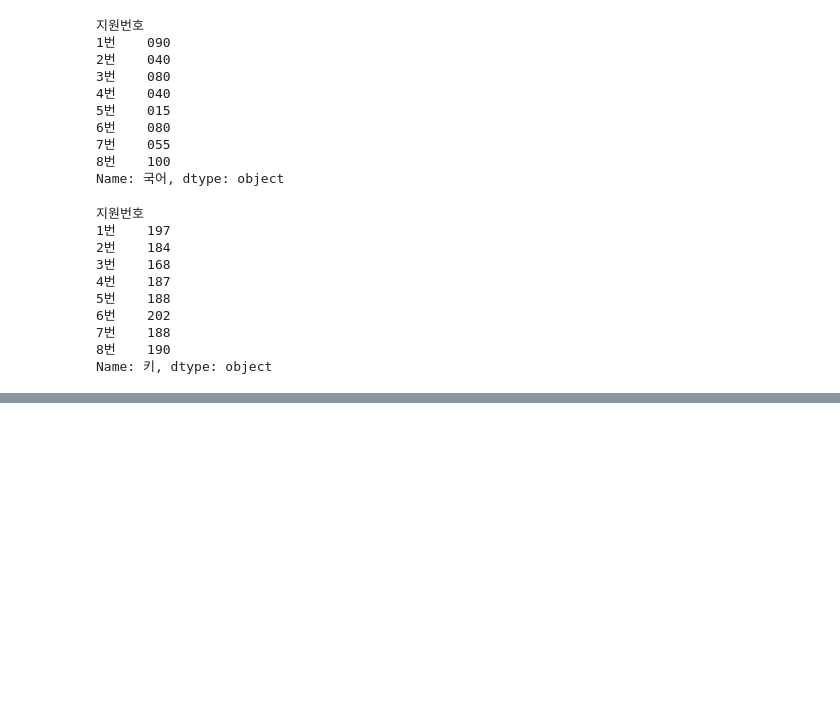
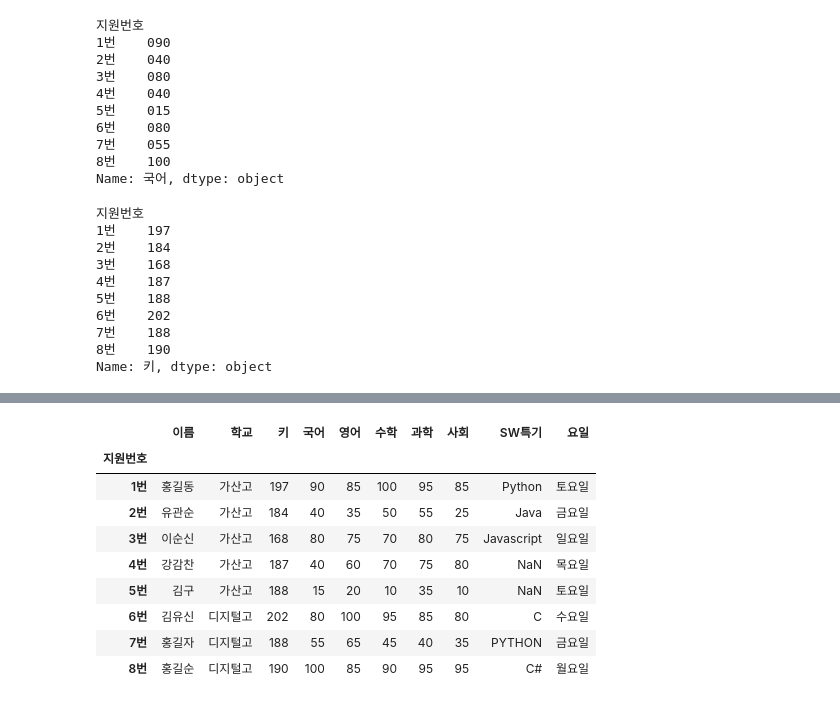
Before and after one commit to onulee/webdata, a Jupyter notebook: w0521/w0521_04_함수.ipynb, the cells around one changed output, grey strips where cells are left out. Drawn from its saved outputs; the diff is of its cells as text; code cells hidden in the pictures; blank space fills up the shorter version.

```diff
--- a/w0521/w0521_04_함수.ipynb
+++ b/w0521/w0521_04_함수.ipynb
@@ -196,0 +230,33 @@ Name: 키, dtype: object
+# %%
+import random
+### loc, iloc
+# df.loc['1번','요일'] = 2
+df.iloc[0,9] = 6
+df.iloc[0,9] = random.randint(0,6)
+for i in range(8):
+    df.iloc[i,9] = random.randint(0,6)
+
+def change_week(wData):
+    ch = ""
+    if wData == 0: ch='일요일'
+    elif wData == 1: ch='월요일'
+    elif wData == 2: ch='화요일'
+    elif wData == 3: ch='수요일'
+    elif wData == 4: ch='목요일'
+    elif wData == 5: ch='금요일'
+    else: ch='토요일'
+    return ch
+
+df['요일'] = df['요일'].apply(change_week)
+df
+# %% [output]
+|  | 이름 | 학교 | 키 | 국어 | 영어 | 수학 | 과학 | 사회 | SW특기 | 요일 |
+| 지원번호 |  |  |  |  |  |  |  |  |  |  |
+| 1번 | 홍길동 | 가산고 | 197 | 90 | 85 | 100 | 95 | 85 | Python | 토요일 |
+| 2번 | 유관순 | 가산고 | 184 | 40 | 35 | 50 | 55 | 25 | Java | 금요일 |
+| 3번 | 이순신 | 가산고 | 168 | 80 | 75 | 70 | 80 | 75 | Javascript | 일요일 |
+| 4번 | 강감찬 | 가산고 | 187 | 40 | 60 | 70 | 75 | 80 | NaN | 목요일 |
+| 5번 | 김구 | 가산고 | 188 | 15 | 20 | 10 | 35 | 10 | NaN | 토요일 |
+| 6번 | 김유신 | 디지털고 | 202 | 80 | 100 | 95 | 85 | 80 | C | 수요일 |
+| 7번 | 홍길자 | 디지털고 | 188 | 55 | 65 | 45 | 40 | 35 | PYTHON | 금요일 |
+| 8번 | 홍길순 | 디지털고 | 190 | 100 | 85 | 90 | 95 | 95 | C# | 월요일 |
```
Also changed, not shown: parts of 5 cells of this notebook, 4 other files.
